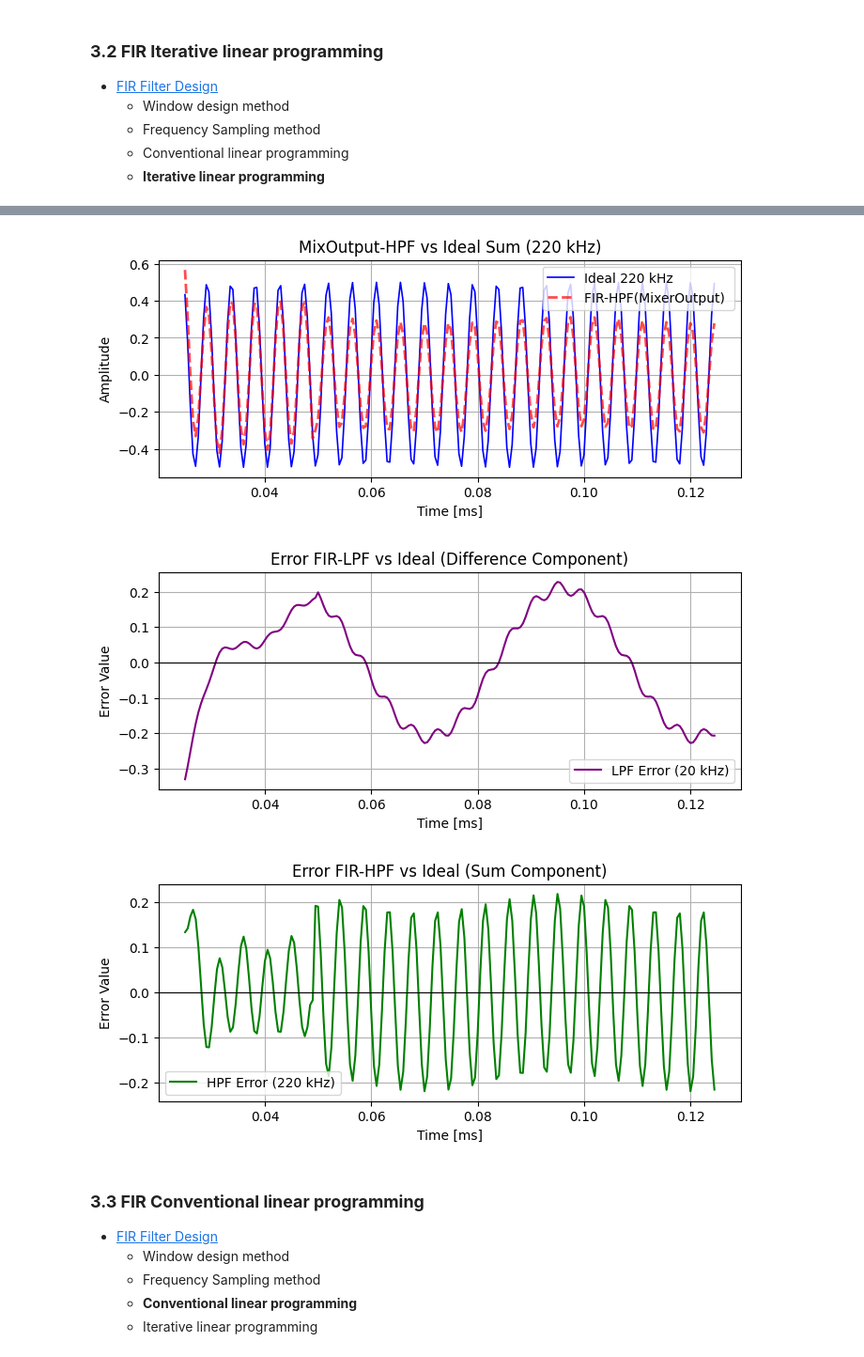
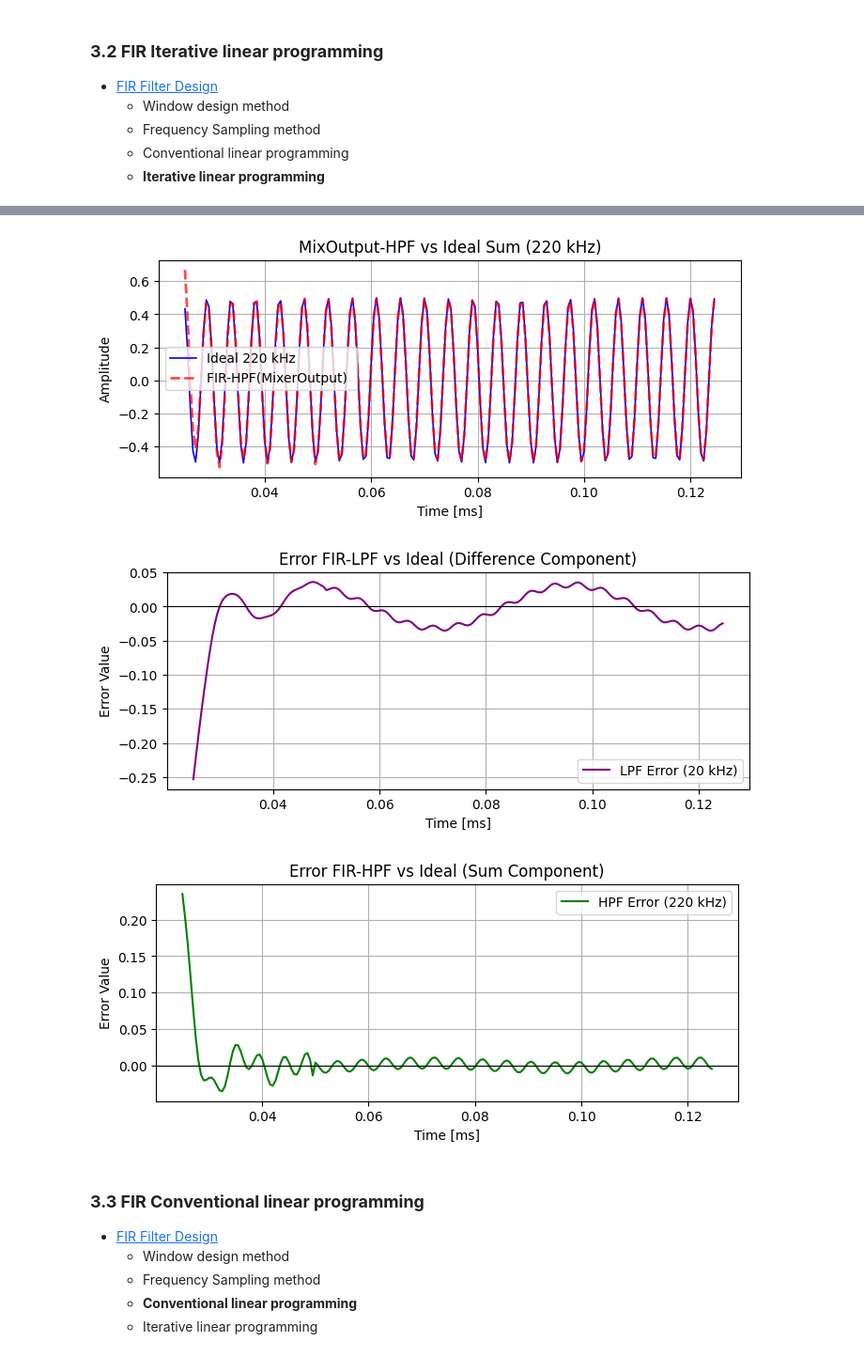
Before and after one commit to JeonghunLee/phy_simulation, a Jupyter notebook: notebooks/mixer_compare.ipynb, the cells around one changed output, grey strips where cells are left out. Shown at 94% size. Cells and saved outputs as stored; diff of their text form; code cells hidden in the pictures.

```diff
--- a/notebooks/mixer_compare.ipynb
+++ b/notebooks/mixer_compare.ipynb
@@ -383,9 +383,9 @@ plt.show()
     * **Iterative linear programming**
 # %%
 
-# Transition band 설정 (임의 예: 10 kHz 정도)
-transition_lpf = 10_000
-transition_hpf = 10_000
+# Transition band 설정 (임의 예: 10~ 30 kHz 정도 )
+transition_lpf = 30_000   # 설정에 따라 성능변경 가능
+transition_hpf = 30_000   # 설정에 따라 성능변경 가능
 
 # LPF: 0 ~ 60 kHz pass, 70 kHz ~ fs/2 stop
 # bands: [0, fp, fs, fs/2]
@@ -472,6 +472,6 @@ plt.show()
-[figure, old version]
+[figure, new version]
-[figure, old version]
+[figure, new version]
-[figure, old version]
+[figure, new version]
 # %% [markdown]
 ### **3.3 FIR Conventional linear programming**
 
```
Also changed, not shown: parts of 2 cells of this notebook.
